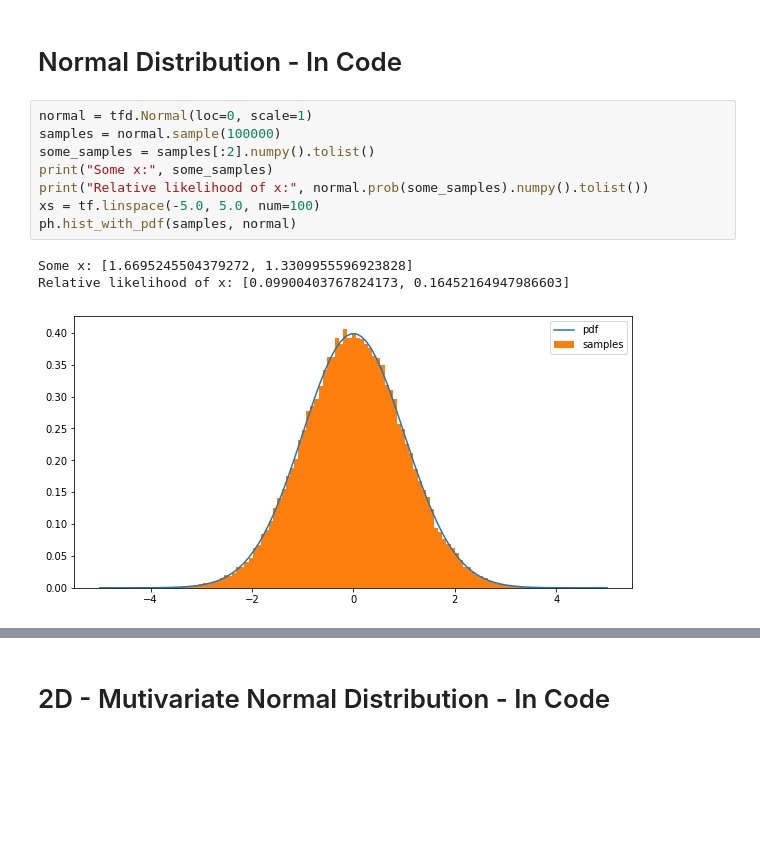
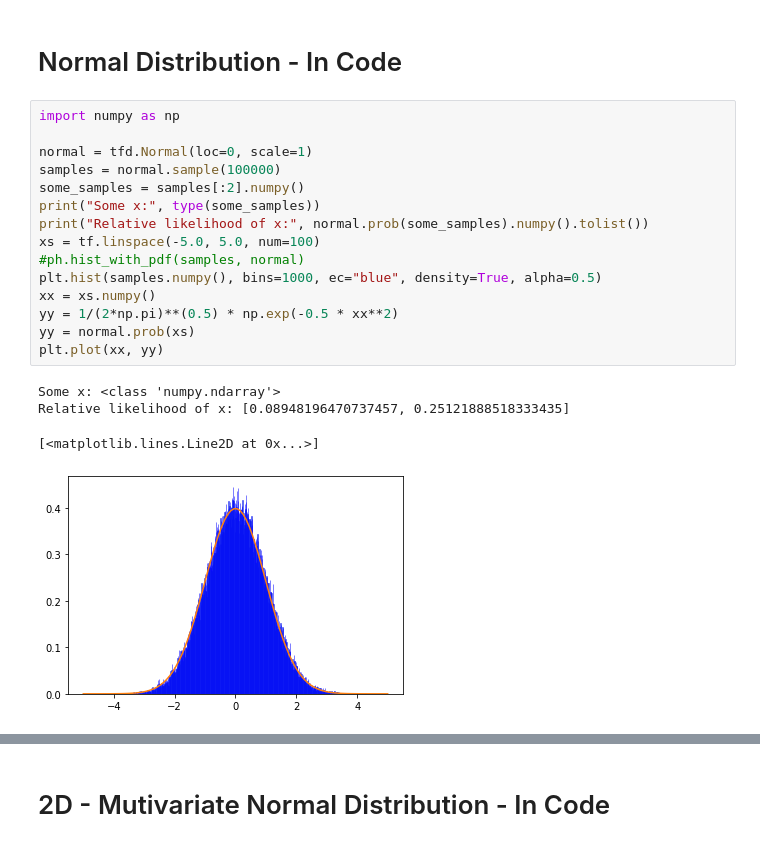
Before and after one commit to ryanhausen/normalizing_flows_example, a Jupyter notebook: NormalingFlows.ipynb, the cells around one changed output, grey strips where cells are left out. Drawn from its saved outputs; the diff is of its cells as text; blank space fills up the shorter version.

```diff
--- a/NormalingFlows.ipynb
+++ b/NormalingFlows.ipynb
@@ -74,17 +73,25 @@ plt.xlabel("$X$");plt.ylabel("$\Phi_{\mu,\sigma^2}(X)$");plt.legend();plt.show()
 # %% [markdown]
 # Normal Distribution - In Code
 # %%
+import numpy as np
+
 normal = tfd.Normal(loc=0, scale=1)
 samples = normal.sample(100000)
-some_samples = samples[:2].numpy().tolist()
-print("Some x:", some_samples)
+some_samples = samples[:2].numpy()
+print("Some x:", type(some_samples))
 print("Relative likelihood of x:", normal.prob(some_samples).numpy().tolist())
 xs = tf.linspace(-5.0, 5.0, num=100)
-ph.hist_with_pdf(samples, normal)
+#ph.hist_with_pdf(samples, normal)
+plt.hist(samples.numpy(), bins=1000, ec="blue", density=True, alpha=0.5)
+xx = xs.numpy()
+yy = 1/(2*np.pi)**(0.5) * np.exp(-0.5 * xx**2)
+yy = normal.prob(xs)
+plt.plot(xx, yy)
 # %% [output]
-Some x: [1.6695245504379272, 1.3309955596923828]
-Relative likelihood of x: [0.09900403767824173, 0.16452164947986603]
+Some x: <class 'numpy.ndarray'>
+Relative likelihood of x: [0.08948196470737457, 0.25121888518333435]
+[<matplotlib.lines.Line2D at 0x...>]
-[figure, old version]
+[figure, new version]
 # %% [markdown]
 # 2D - Mutivariate Normal Distribution
 
```
Also changed, not shown: parts of 17 cells of this notebook, 2 other files.
